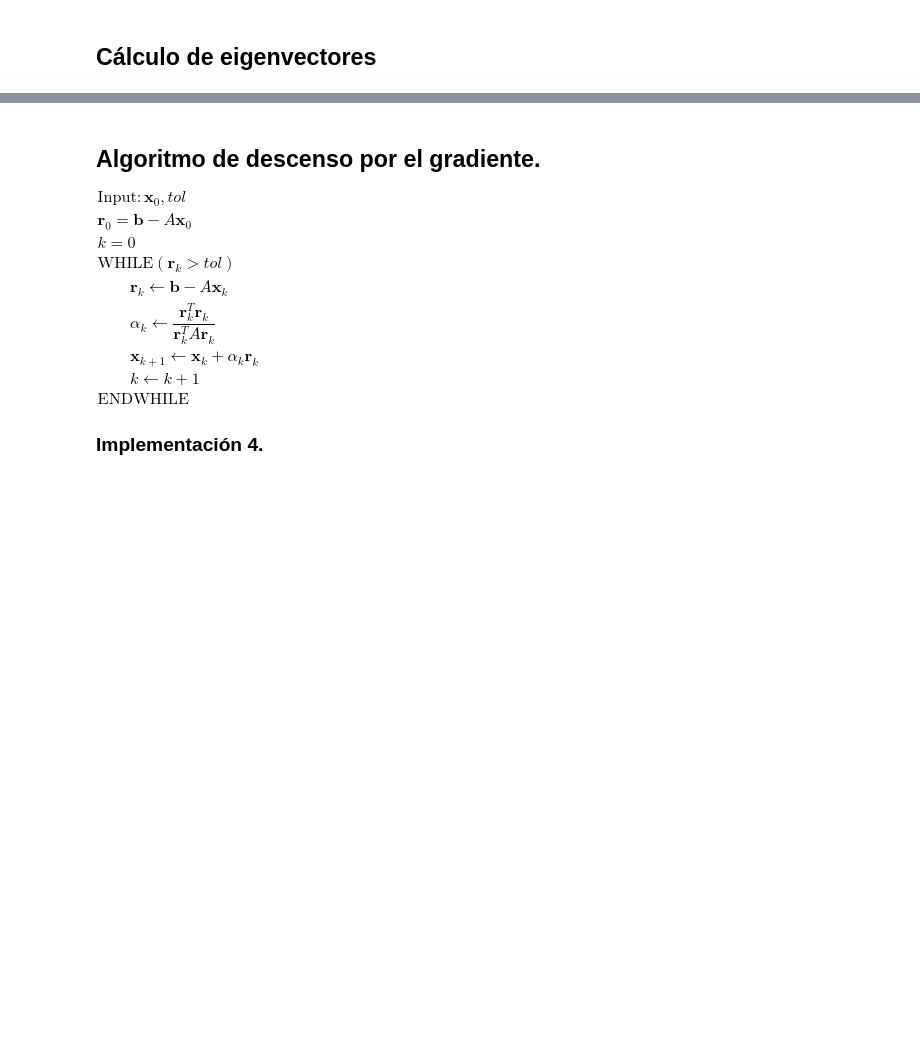
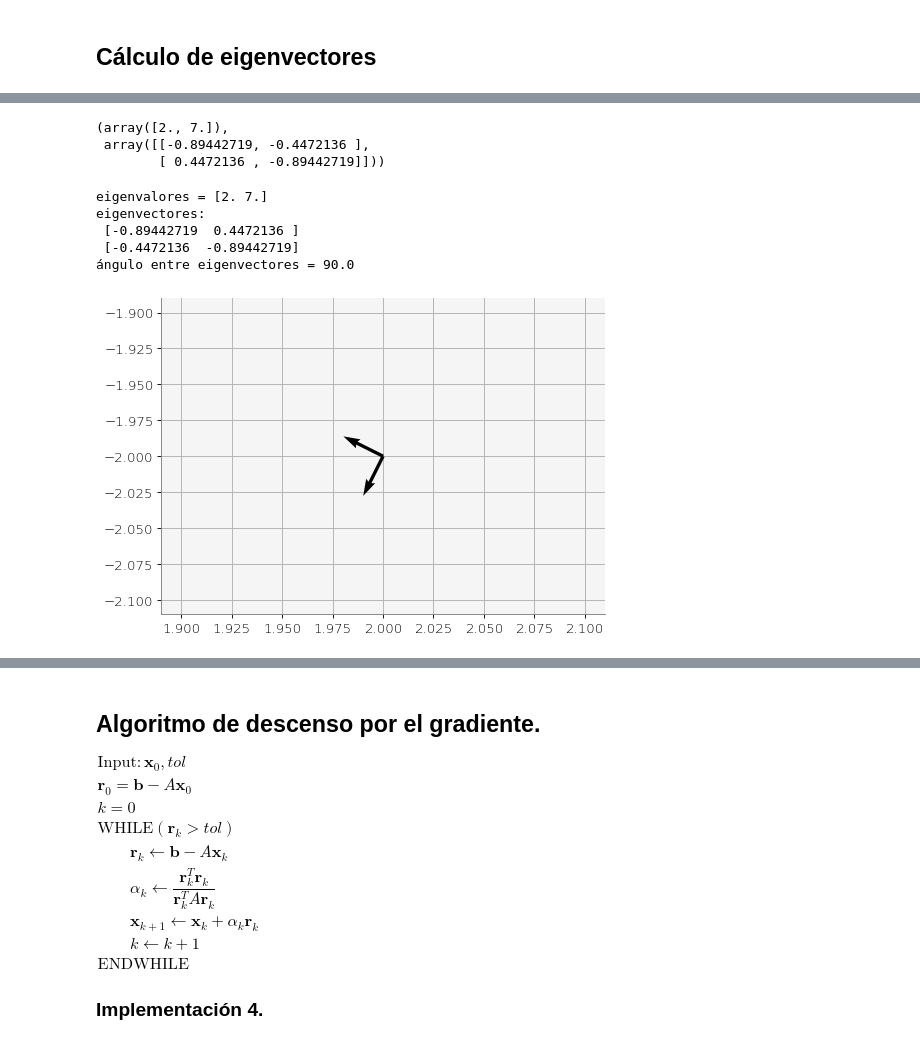
Before and after one commit to repomacti/macti, a Jupyter notebook: notebooks/Algebra_Lineal_01/07_Sol_Sis_Lin_Krylov.ipynb, the cells around one changed output, grey strips where cells are left out. Drawn from its saved outputs; the diff is of its cells as text; code cells hidden in the pictures; blank space fills up the shorter version.

```diff
--- a/notebooks/Algebra_Lineal_01/07_Sol_Sis_Lin_Krylov.ipynb
+++ b/notebooks/Algebra_Lineal_01/07_Sol_Sis_Lin_Krylov.ipynb
@@ -519,0 +157,27 @@ macro.graf_sol(sol)
+# %%
+# Usando la función np.linalg.eig()
+np.linalg.eig(A)  # w: eigenvalues, v: eigenvectors
+# %% [output]
+(array([2., 7.]),
+ array([[-0.89442719, -0.4472136 ],
+        [ 0.4472136 , -0.89442719]]))
+# %%
+# Usando la función eigen_land() de macti
+wA, vA = mmat.eigen_land(A)
+# %% [output]
+eigenvalores = [2. 7.]
+eigenvectores:
+ [-0.89442719  0.4472136 ]
+ [-0.4472136  -0.89442719]
+ángulo entre eigenvectores = 90.0
+# %%
+# Graficamos los eigenvectores
+xv = np.array([[sol[0], sol[0]],
+               [sol[1], sol[1]]])
+
+v = mvis.Plotter()
+v.quiver(1, xv[0], xv[1], vA[0], vA[1], scale=10, zorder=6)
+v.grid()
+v.show()
+# %% [output]
+[figure, added]
```
Also changed, not shown: parts of 68 cells of this notebook, 8 other files.
